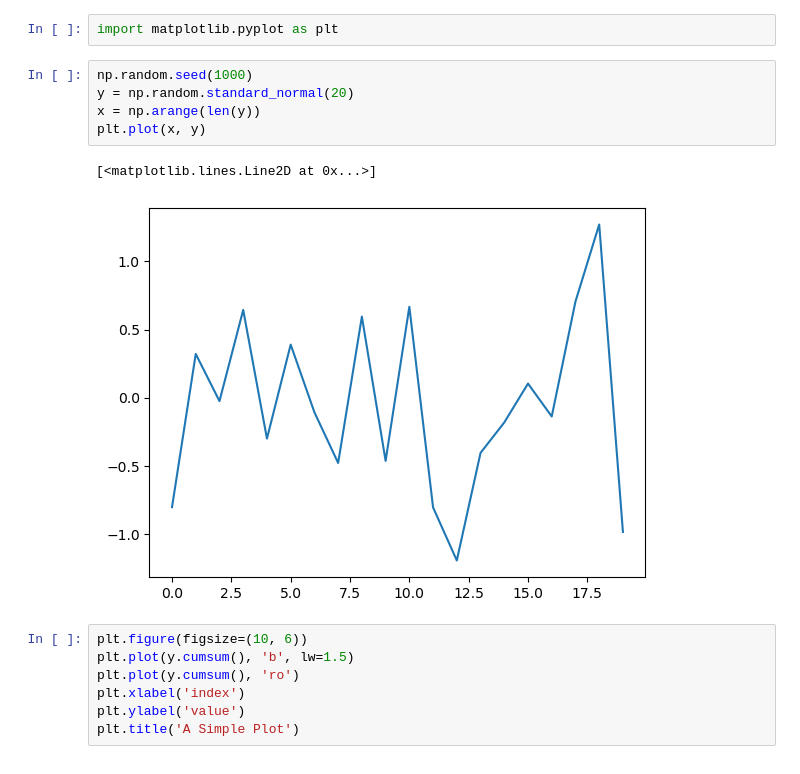
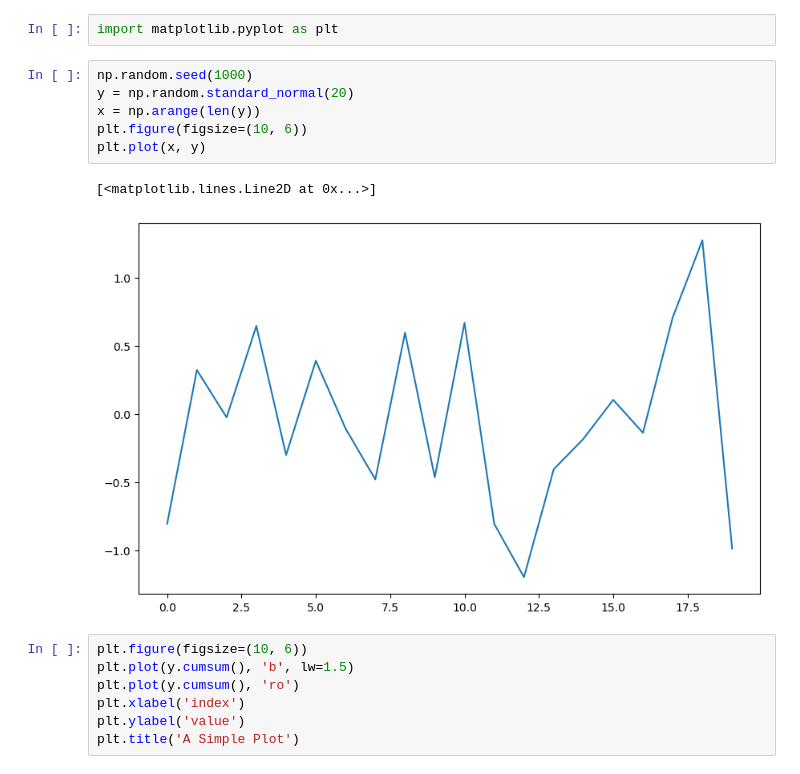
Before and after one commit to gonghui945/SDF_23, a Jupyter notebook: Week 2 Practice.ipynb, the cells around one changed output. Drawn from its saved outputs; the diff is of its cells as text.

```diff
--- a/Week 2 Practice.ipynb
+++ b/Week 2 Practice.ipynb
@@ -262,11 +325,12 @@ import matplotlib.pyplot as plt
 # %%
 np.random.seed(1000)
 y = np.random.standard_normal(20)
 x = np.arange(len(y))
+plt.figure(figsize=(10, 6))
 plt.plot(x, y)
 # %% [output]
 [<matplotlib.lines.Line2D at 0x...>]
-[figure, old version]
+[figure, new version]
 # %%
 plt.figure(figsize=(10, 6))
 plt.plot(y.cumsum(), 'b', lw=1.5)
```
Also changed, not shown: parts of 21 cells of this notebook.
